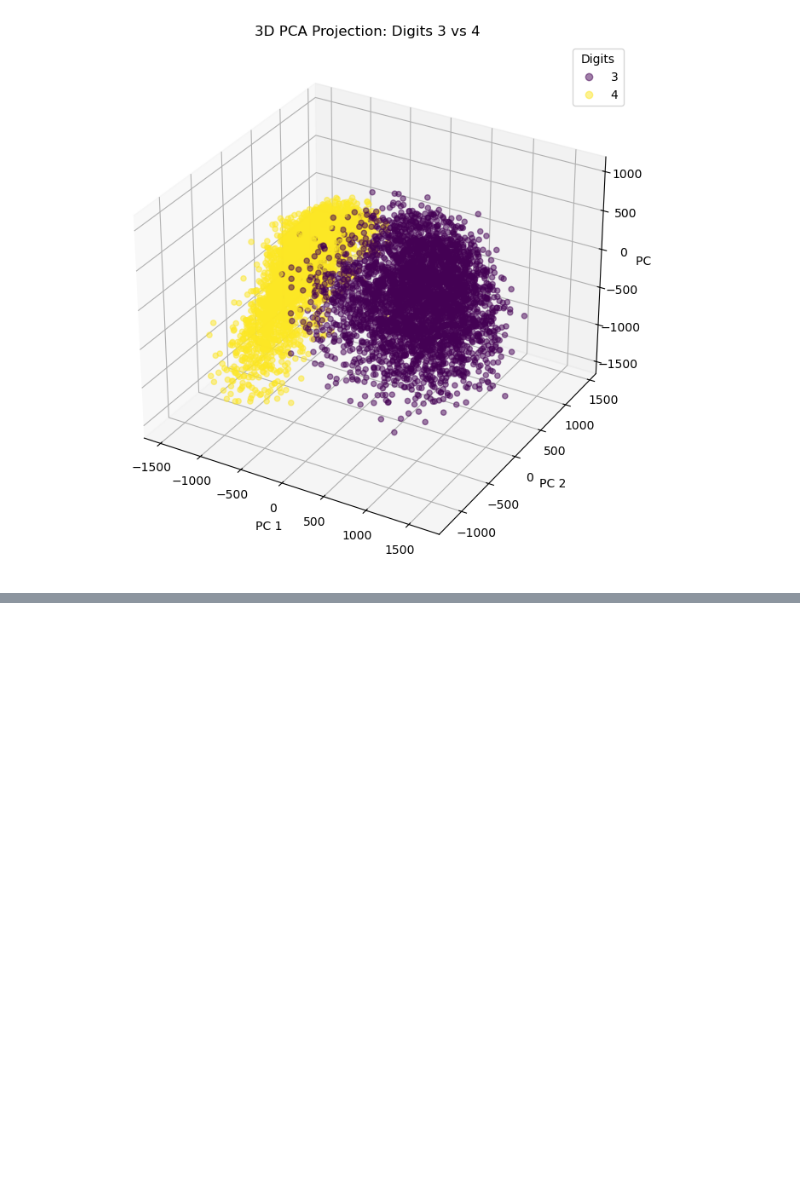
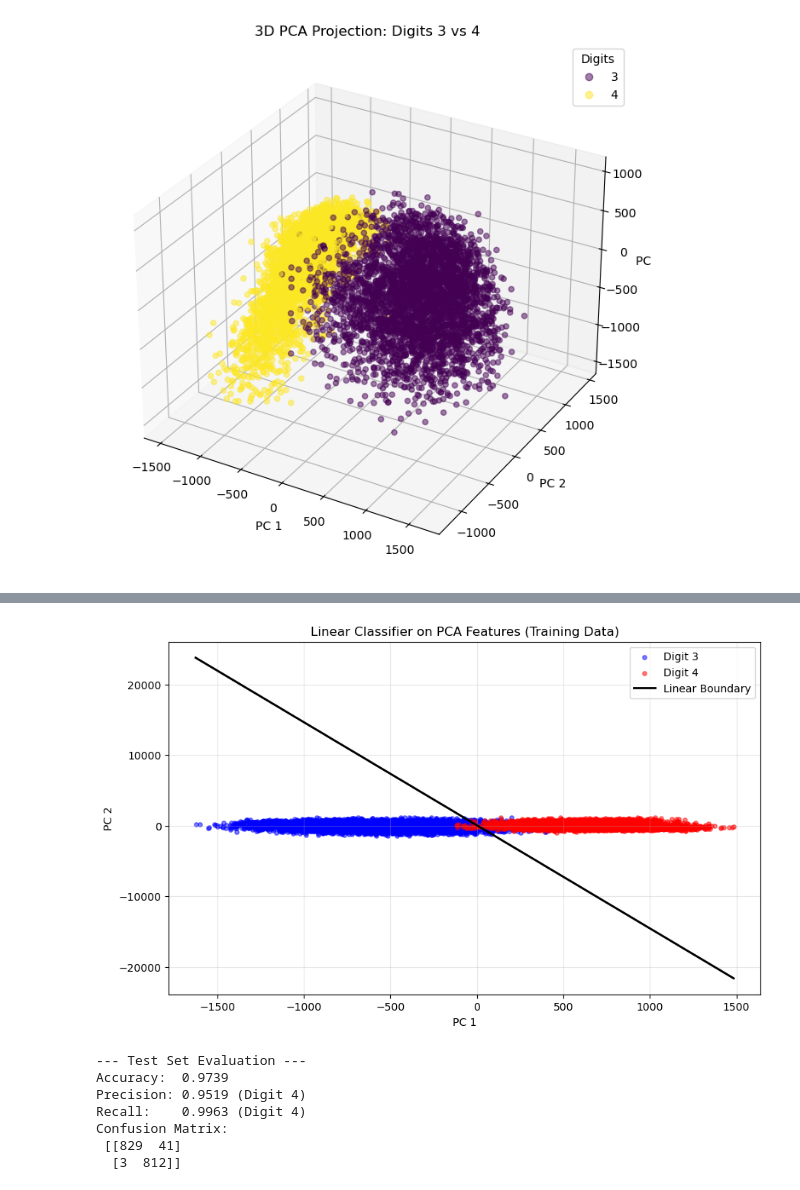
Before and after one commit to FiloDrd/SMM-Homeworks, a Jupyter notebook: homework4.ipynb, the cells around one changed output, grey strips where cells are left out. Cells and saved outputs as stored; diff of their text form; code cells hidden in the pictures; blank space fills up the shorter version.

```diff
--- a/homework4.ipynb
+++ b/homework4.ipynb
@@ -569,0 +715,54 @@ plt.show()
+# %%
+# --- 1. Plotting the Decision Boundary ---
+plt.figure(figsize=(10, 6))
+
+# Scatter plot of Training Data
+# We plot points classified as 3 (blue) and 4 (red)
+plt.scatter(Z_train[y_train==3, 0], Z_train[y_train==3, 1], alpha=0.5, label='Digit 3', c='blue', s=15)
+plt.scatter(Z_train[y_train==4, 0], Z_train[y_train==4, 1], alpha=0.5, label='Digit 4', c='red', s=15)
+
+# Calculate Decision Boundary Line
+# We define a range for z1 (PC1) covering the data spread
+z1_vals = np.linspace(Z_train[:, 0].min(), Z_train[:, 0].max(), 100)
+# Solve for z2
+z2_vals = - (theta[0] + theta[1] * z1_vals) / theta[2]
+
+plt.plot(z1_vals, z2_vals, 'k-', linewidth=2, label='Linear Boundary')
+
+plt.title("Linear Classifier on PCA Features (Training Data)")
+plt.xlabel("PC 1")
+plt.ylabel("PC 2")
+plt.legend()
+plt.grid(True, alpha=0.3)
+plt.show()
+
+# --- 2. Evaluation on Test Set ---
+
+# Predict on Test Data
+probs_test = sigmoid(Z_test_b @ theta)
+preds_test = (probs_test >= 0.5).astype(int)
+
+# Metrics Calculation
+tp = np.sum((preds_test == 1) & (y_test_bin == 1)) # Correctly predicted 4
+tn = np.sum((preds_test == 0) & (y_test_bin == 0)) # Correctly predicted 3
+fp = np.sum((preds_test == 1) & (y_test_bin == 0)) # Predicted 4, actually 3
+fn = np.sum((preds_test == 0) & (y_test_bin == 1)) # Predicted 3, actually 4
+
+accuracy = (tp + tn) / len(y_test_bin)
+precision = tp / (tp + fp) if (tp + fp) > 0 else 0
+recall = tp / (tp + fn) if (tp + fn) > 0 else 0
+
+print("--- Test Set Evaluation ---")
+print(f"Accuracy:  {accuracy:.4f}")
+print(f"Precision: {precision:.4f} (Digit 4)")
+print(f"Recall:    {recall:.4f} (Digit 4)")
+print(f"Confusion Matrix:\n [[{tn}  {fp}]\n  [{fn}  {tp}]]")
+# %% [output]
+[figure, added]
+--- Test Set Evaluation ---
+Accuracy:  0.9739
+Precision: 0.9519 (Digit 4)
+Recall:    0.9963 (Digit 4)
+Confusion Matrix:
+ [[829  41]
+  [3  812]]
```
Also changed, not shown: parts of 10 cells of this notebook, 2 other files.
